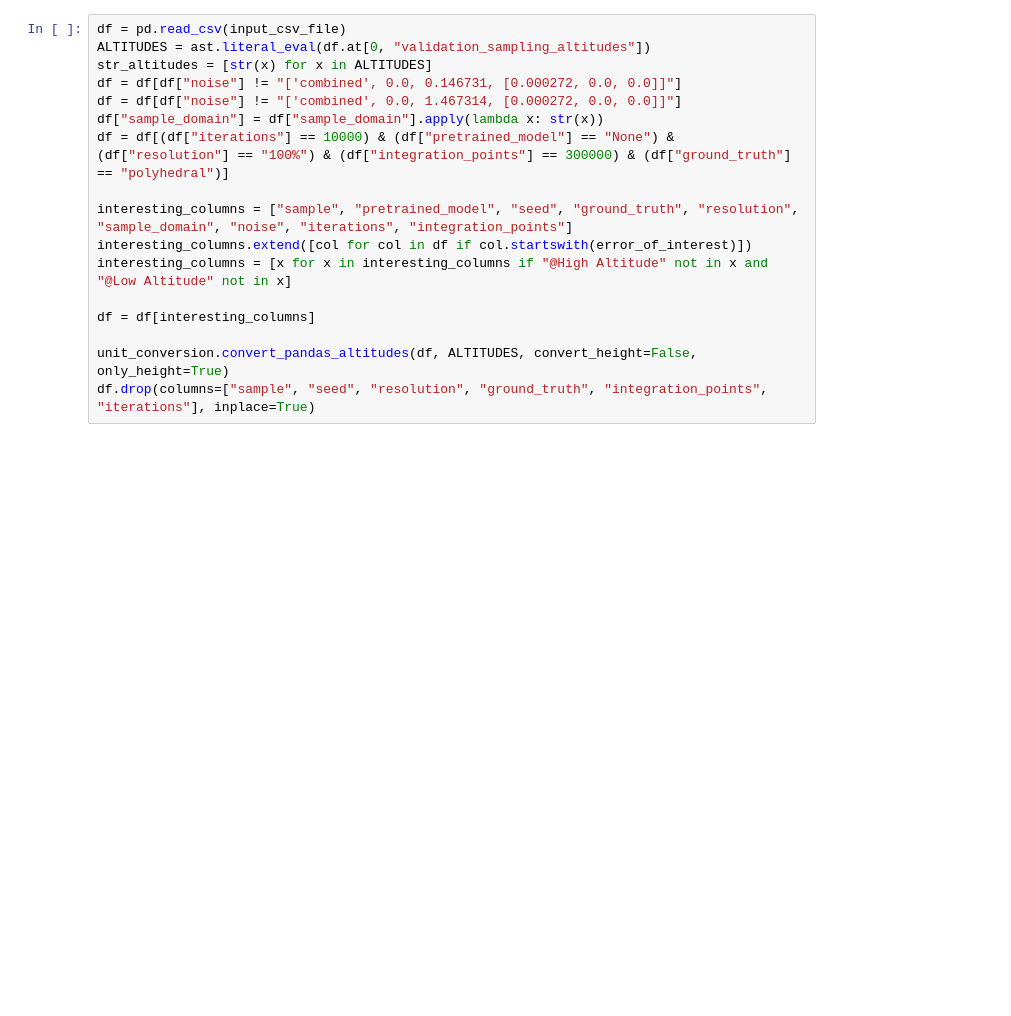
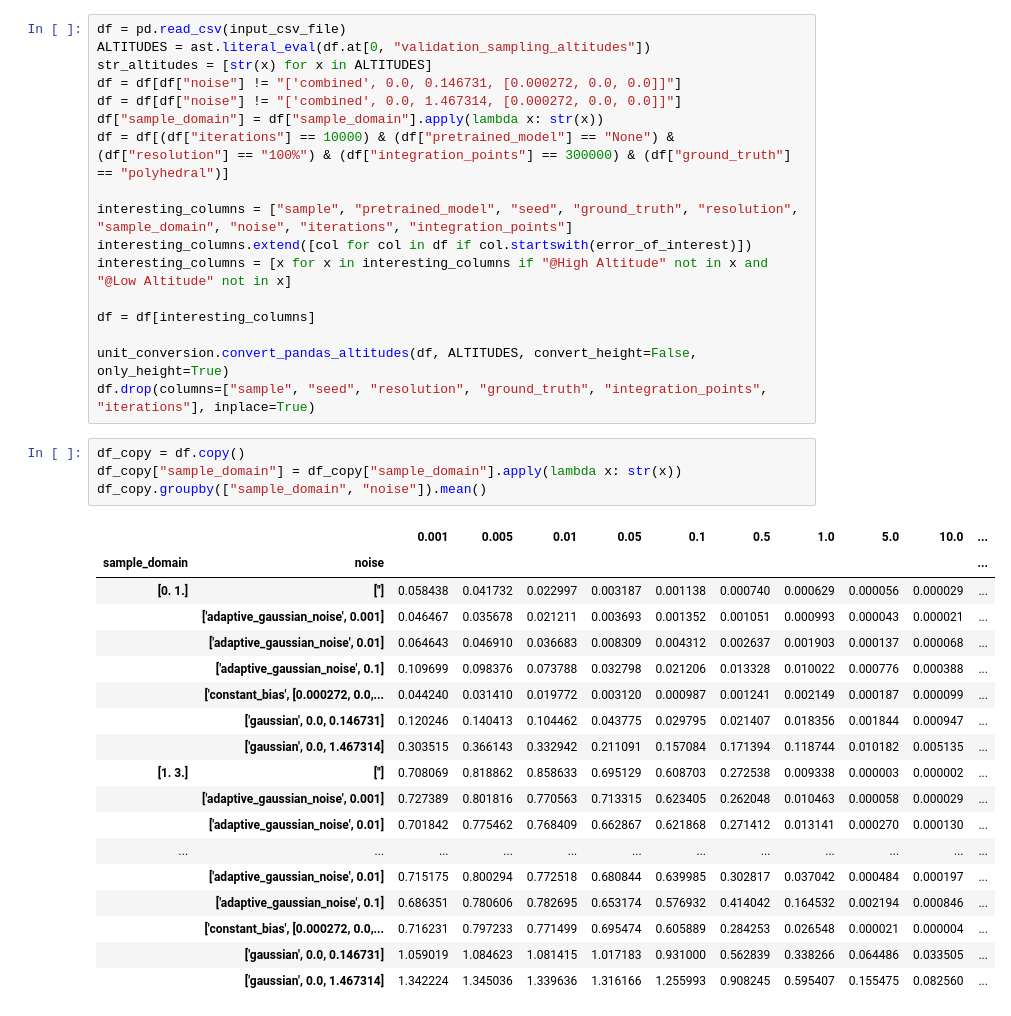
Before and after one commit to gomezzz/geodesyNets, a Jupyter notebook: P3 - Plotting Churyumov-Gerasimenko.ipynb, the cells around one changed output. Drawn from its saved outputs; the diff is of its cells as text; blank space fills up the shorter version.

```diff
--- a/P3 - Plotting Churyumov-Gerasimenko.ipynb
+++ b/P3 - Plotting Churyumov-Gerasimenko.ipynb
@@ -172,6 +219,29 @@ df = df[interesting_columns]
 
 unit_conversion.convert_pandas_altitudes(df, ALTITUDES, convert_height=False, only_height=True)
 df.drop(columns=["sample", "seed", "resolution", "ground_truth", "integration_points", "iterations"], inplace=True)
+# %%
+df_copy = df.copy()
+df_copy["sample_domain"] = df_copy["sample_domain"].apply(lambda x: str(x))
+df_copy.groupby(["sample_domain", "noise"]).mean()
+# %% [output]
+|  |  | 0.001 | 0.005 | 0.01 | 0.05 | 0.1 | 0.5 | 1.0 | 5.0 | 10.0 | ... |
+| sample_domain | noise |  |  |  |  |  |  |  |  |  | ... |
+| [0. 1.] | [''] | 0.058438 | 0.041732 | 0.022997 | 0.003187 | 0.001138 | 0.000740 | 0.000629 | 0.000056 | 0.000029 | ... |
+|  | ['adaptive_gaussian_noise', 0.001] | 0.046467 | 0.035678 | 0.021211 | 0.003693 | 0.001352 | 0.001051 | 0.000993 | 0.000043 | 0.000021 | ... |
+|  | ['adaptive_gaussian_noise', 0.01] | 0.064643 | 0.046910 | 0.036683 | 0.008309 | 0.004312 | 0.002637 | 0.001903 | 0.000137 | 0.000068 | ... |
+|  | ['adaptive_gaussian_noise', 0.1] | 0.109699 | 0.098376 | 0.073788 | 0.032798 | 0.021206 | 0.013328 | 0.010022 | 0.000776 | 0.000388 | ... |
+|  | ['constant_bias', [0.000272, 0.0,... | 0.044240 | 0.031410 | 0.019772 | 0.003120 | 0.000987 | 0.001241 | 0.002149 | 0.000187 | 0.000099 | ... |
+|  | ['gaussian', 0.0, 0.146731] | 0.120246 | 0.140413 | 0.104462 | 0.043775 | 0.029795 | 0.021407 | 0.018356 | 0.001844 | 0.000947 | ... |
+|  | ['gaussian', 0.0, 1.467314] | 0.303515 | 0.366143 | 0.332942 | 0.211091 | 0.157084 | 0.171394 | 0.118744 | 0.010182 | 0.005135 | ... |
+| [1. 3.] | [''] | 0.708069 | 0.818862 | 0.858633 | 0.695129 | 0.608703 | 0.272538 | 0.009338 | 0.000003 | 0.000002 | ... |
+|  | ['adaptive_gaussian_noise', 0.001] | 0.727389 | 0.801816 | 0.770563 | 0.713315 | 0.623405 | 0.262048 | 0.010463 | 0.000058 | 0.000029 | ... |
+|  | ['adaptive_gaussian_noise', 0.01] | 0.701842 | 0.775462 | 0.768409 | 0.662867 | 0.621868 | 0.271412 | 0.013141 | 0.000270 | 0.000130 | ... |
+| ... | ... | ... | ... | ... | ... | ... | ... | ... | ... | ... | ... |
+|  | ['adaptive_gaussian_noise', 0.01] | 0.715175 | 0.800294 | 0.772518 | 0.680844 | 0.639985 | 0.302817 | 0.037042 | 0.000484 | 0.000197 | ... |
+|  | ['adaptive_gaussian_noise', 0.1] | 0.686351 | 0.780606 | 0.782695 | 0.653174 | 0.576932 | 0.414042 | 0.164532 | 0.002194 | 0.000846 | ... |
+|  | ['constant_bias', [0.000272, 0.0,... | 0.716231 | 0.797233 | 0.771499 | 0.695474 | 0.605889 | 0.284253 | 0.026548 | 0.000021 | 0.000004 | ... |
+|  | ['gaussian', 0.0, 0.146731] | 1.059019 | 1.084623 | 1.081415 | 1.017183 | 0.931000 | 0.562839 | 0.338266 | 0.064486 | 0.033505 | ... |
+|  | ['gaussian', 0.0, 1.467314] | 1.342224 | 1.345036 | 1.339636 | 1.316166 | 1.255993 | 0.908245 | 0.595407 | 0.155475 | 0.082560 | ... |
 # %%
 dfm = df.melt(["noise", "sample_domain"], str_altitudes, var_name="Distance", value_name=error_of_interest)
 dfm["sample_domain"] = dfm["sample_domain"].apply(lambda x: str(x))
```
Also changed, not shown: parts of 10 cells of this notebook, 2 other files.
